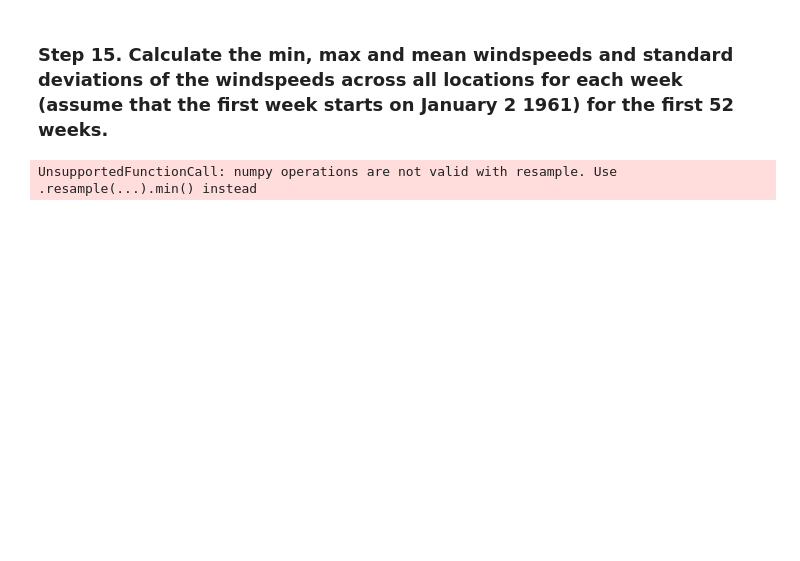
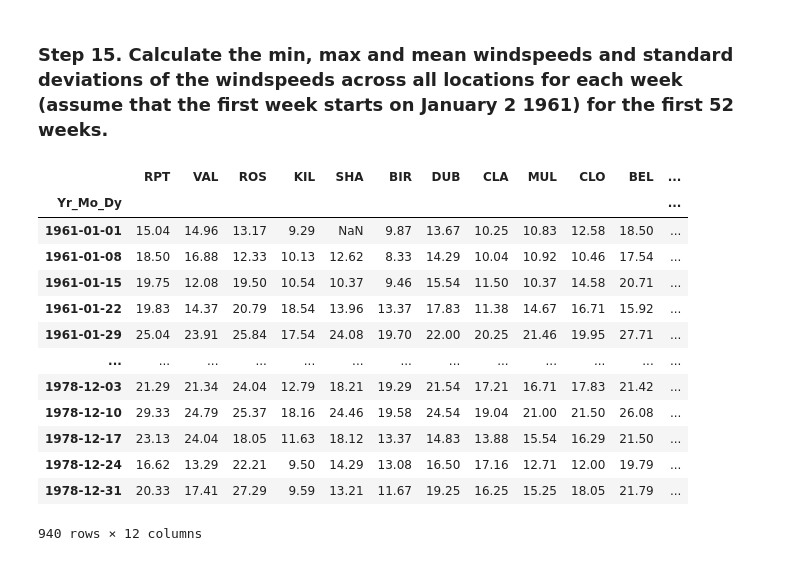
Before and after one commit to GustavoFortti/data-science-studies, a Jupyter notebook: Pandas Exercices/06_Stats/Wind_Stats/Exercises.ipynb, the cells around one changed output. Drawn from its saved outputs; the diff is of its cells as text; code cells hidden in the pictures; blank space fills up the shorter version.

```diff
--- a/Pandas Exercices/06_Stats/Wind_Stats/Exercises.ipynb
+++ b/Pandas Exercices/06_Stats/Wind_Stats/Exercises.ipynb
@@ -252,7 +252,20 @@ data.groupby(data.index.week).mean()
 # %%
 #((data[(data.index.year == 1961)]).index.to_period("W"))
 
-data.resample('W').agg('mean', 'min', 'max')
+data.resample('W').agg('min', 'max')
 #data.groupby(data.index.year[0]).mean()
 # %% [output]
+|  | RPT | VAL | ROS | KIL | SHA | BIR | DUB | CLA | MUL | CLO | BEL | ... |
+| Yr_Mo_Dy |  |  |  |  |  |  |  |  |  |  |  | ... |
+| 1961-01-01 | 15.04 | 14.96 | 13.17 | 9.29 | NaN | 9.87 | 13.67 | 10.25 | 10.83 | 12.58 | 18.50 | ... |
+| 1961-01-08 | 18.50 | 16.88 | 12.33 | 10.13 | 12.62 | 8.33 | 14.29 | 10.04 | 10.92 | 10.46 | 17.54 | ... |
+| 1961-01-15 | 19.75 | 12.08 | 19.50 | 10.54 | 10.37 | 9.46 | 15.54 | 11.50 | 10.37 | 14.58 | 20.71 | ... |
+| 1961-01-22 | 19.83 | 14.37 | 20.79 | 18.54 | 13.96 | 13.37 | 17.83 | 11.38 | 14.67 | 16.71 | 15.92 | ... |
+| 1961-01-29 | 25.04 | 23.91 | 25.84 | 17.54 | 24.08 | 19.70 | 22.00 | 20.25 | 21.46 | 19.95 | 27.71 | ... |
+| ... | ... | ... | ... | ... | ... | ... | ... | ... | ... | ... | ... | ... |
+| 1978-12-03 | 21.29 | 21.34 | 24.04 | 12.79 | 18.21 | 19.29 | 21.54 | 17.21 | 16.71 | 17.83 | 21.42 | ... |
+| 1978-12-10 | 29.33 | 24.79 | 25.37 | 18.16 | 24.46 | 19.58 | 24.54 | 19.04 | 21.00 | 21.50 | 26.08 | ... |
+| 1978-12-17 | 23.13 | 24.04 | 18.05 | 11.63 | 18.12 | 13.37 | 14.83 | 13.88 | 15.54 | 16.29 | 21.50 | ... |
+| 1978-12-24 | 16.62 | 13.29 | 22.21 | 9.50 | 14.29 | 13.08 | 16.50 | 17.16 | 12.71 | 12.00 | 19.79 | ... |
+| 1978-12-31 | 20.33 | 17.41 | 27.29 | 9.59 | 13.21 | 11.67 | 19.25 | 16.25 | 15.25 | 18.05 | 21.79 | ... |
-UnsupportedFunctionCall: numpy operations are not valid with resample. Use .resample(...).min() instead
+940 rows × 12 columns
```
